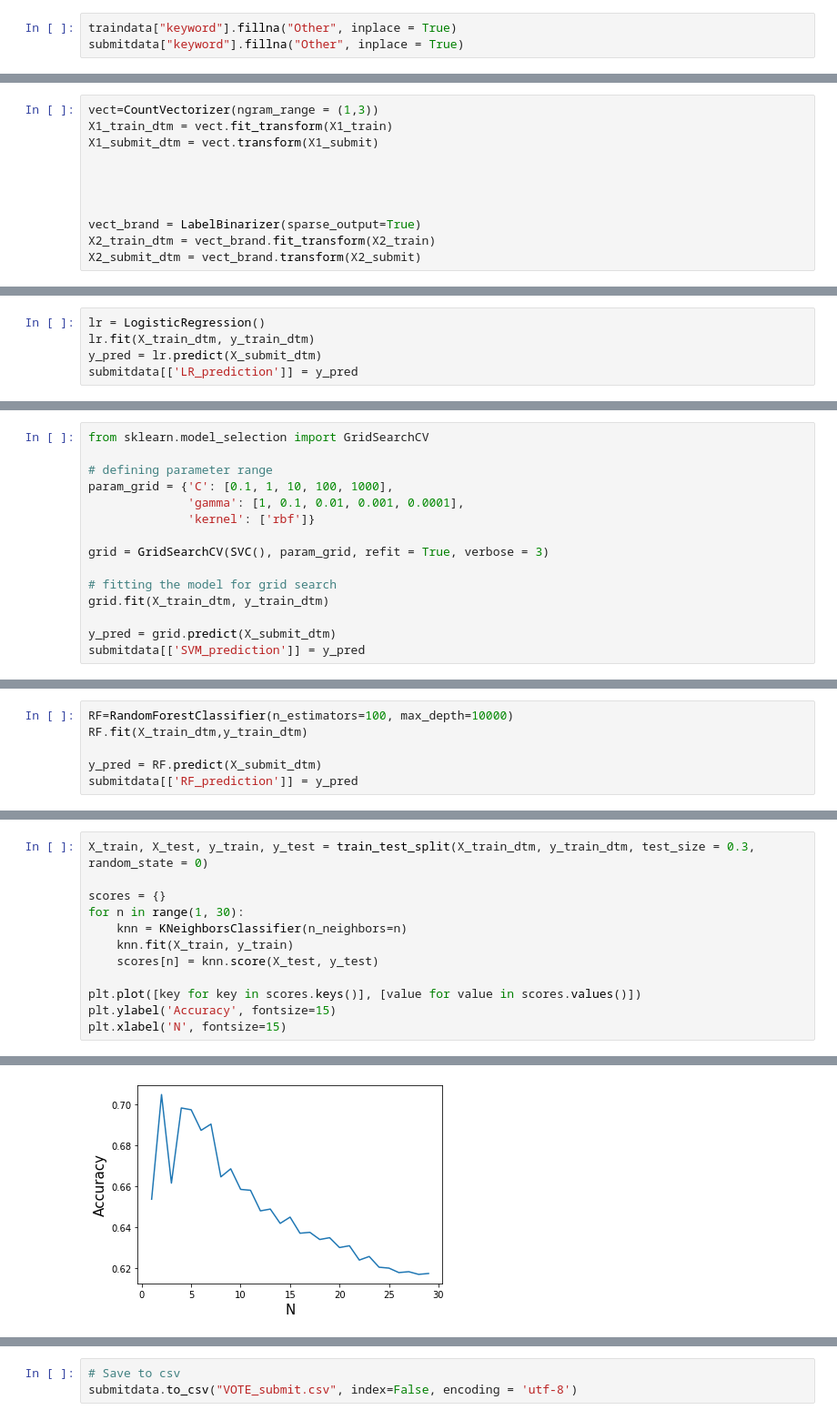
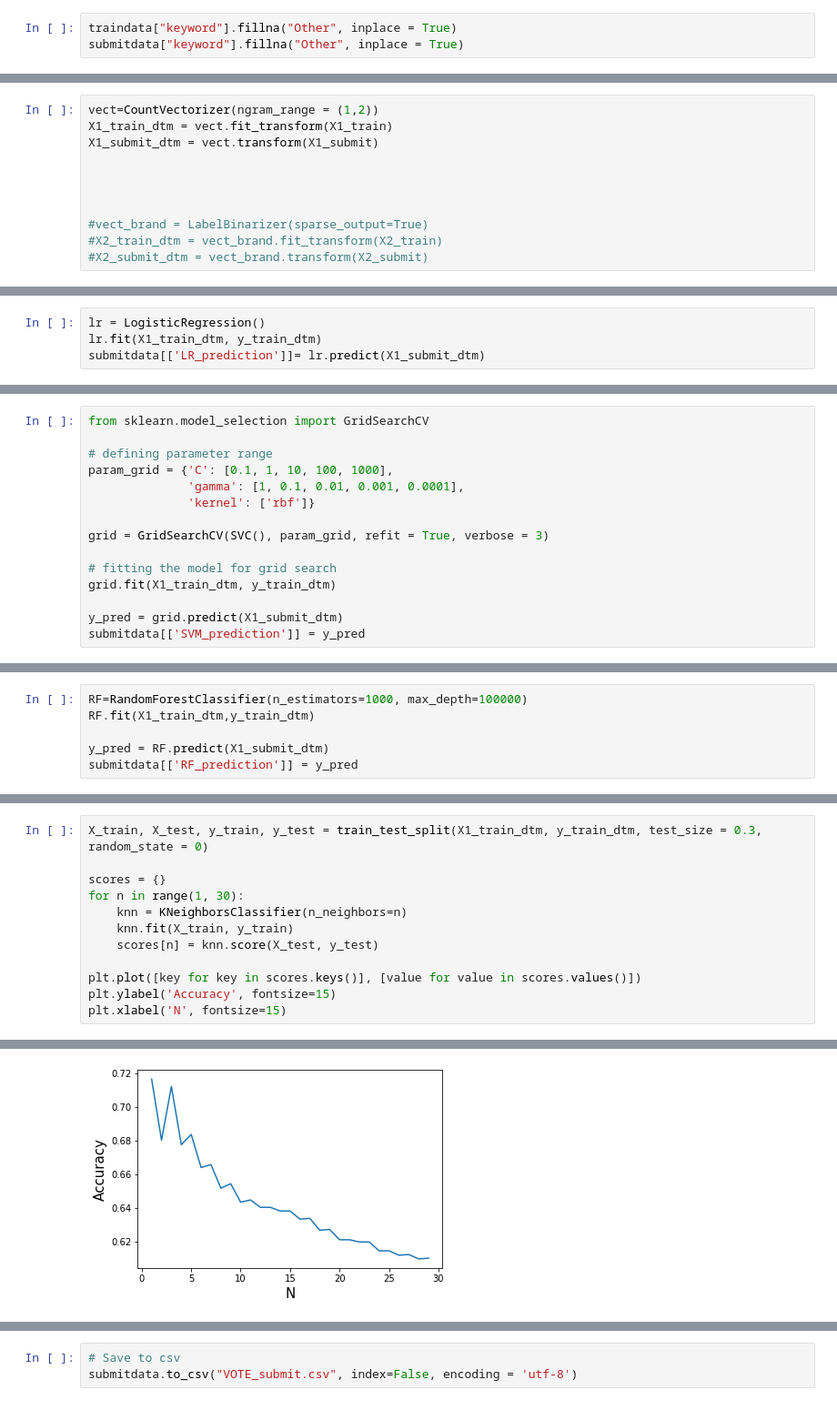
Before and after one commit to ConstantBlanck/Orange_Project2, a Jupyter notebook: Model.ipynb, the cells around one changed output, grey strips where cells are left out. Shown at 91% size. Cells and saved outputs as stored; diff of their text form.

```diff
--- a/Model.ipynb
+++ b/Model.ipynb
@@ -69,13 +69,13 @@ X2_submit=submitdata['keyword']
 y_submit_dtm = submitdata['target']
 # %%
-vect=CountVectorizer(ngram_range = (1,3))
+vect=CountVectorizer(ngram_range = (1,2))
 X1_train_dtm = vect.fit_transform(X1_train)
 X1_submit_dtm = vect.transform(X1_submit)
 
 
 
 
-vect_brand = LabelBinarizer(sparse_output=True)
-X2_train_dtm = vect_brand.fit_transform(X2_train)
-X2_submit_dtm = vect_brand.transform(X2_submit)
+#vect_brand = LabelBinarizer(sparse_output=True)
+#X2_train_dtm = vect_brand.fit_transform(X2_train)
+#X2_submit_dtm = vect_brand.transform(X2_submit)
 # %%
@@ -97,6 +94,5 @@ X_submit_dtm=scipy.sparse.hstack((X1_submit_dtm,
 # %%
 lr = LogisticRegression()
-lr.fit(X_train_dtm, y_train_dtm)
-y_pred = lr.predict(X_submit_dtm)
-submitdata[['LR_prediction']] = y_pred
+lr.fit(X1_train_dtm, y_train_dtm)
+submitdata[['LR_prediction']]= lr.predict(X1_submit_dtm)
 # %%
@@ -132,9 +133,9 @@ param_grid = {'C': [0.1, 1, 10, 100, 1000],
 grid = GridSearchCV(SVC(), param_grid, refit = True, verbose = 3)
 
 # fitting the model for grid search
-grid.fit(X_train_dtm, y_train_dtm)
+grid.fit(X1_train_dtm, y_train_dtm)
 
-y_pred = grid.predict(X_submit_dtm)
+y_pred = grid.predict(X1_submit_dtm)
 submitdata[['SVM_prediction']] = y_pred
 # %% [output]
 Fitting 5 folds for each of 25 candidates, totalling 125 fits
@@ -169,7 +175,7 @@ traindata[['SVM_prediction']]=grid.predict(X_train_dtm)
 # %%
-RF=RandomForestClassifier(n_estimators=100, max_depth=10000)
-RF.fit(X_train_dtm,y_train_dtm)
+RF=RandomForestClassifier(n_estimators=1000, max_depth=100000)
+RF.fit(X1_train_dtm,y_train_dtm)
 
-y_pred = RF.predict(X_submit_dtm)
+y_pred = RF.predict(X1_submit_dtm)
 submitdata[['RF_prediction']] = y_pred
 # %%
@@ -177,18 +188,18 @@ traindata[['RF_prediction']]=RF.predict(X_train_dtm)
 # %%
-X_train, X_test, y_train, y_test = train_test_split(X_train_dtm, y_train_dtm, test_size = 0.3, random_state = 0)
+X_train, X_test, y_train, y_test = train_test_split(X1_train_dtm, y_train_dtm, test_size = 0.3, random_state = 0)
 
 scores = {}
 for n in range(1, 30):
     knn = KNeighborsClassifier(n_neighbors=n)
     knn.fit(X_train, y_train)
     scores[n] = knn.score(X_test, y_test)
 
 plt.plot([key for key in scores.keys()], [value for value in scores.values()])
 plt.ylabel('Accuracy', fontsize=15)
 plt.xlabel('N', fontsize=15)
 # %% [output]
 Text(0.5, 0, 'N')
-[figure, old version]
+[figure, new version]
 # %%
 best_n = max(scores, key=scores.get)
 print("Number of neighbours giving the highest accuracy: {}, Accuracy: {}".format(best_n, scores[best_n]))
```
Also changed, not shown: parts of 24 cells of this notebook, 10 other files.
